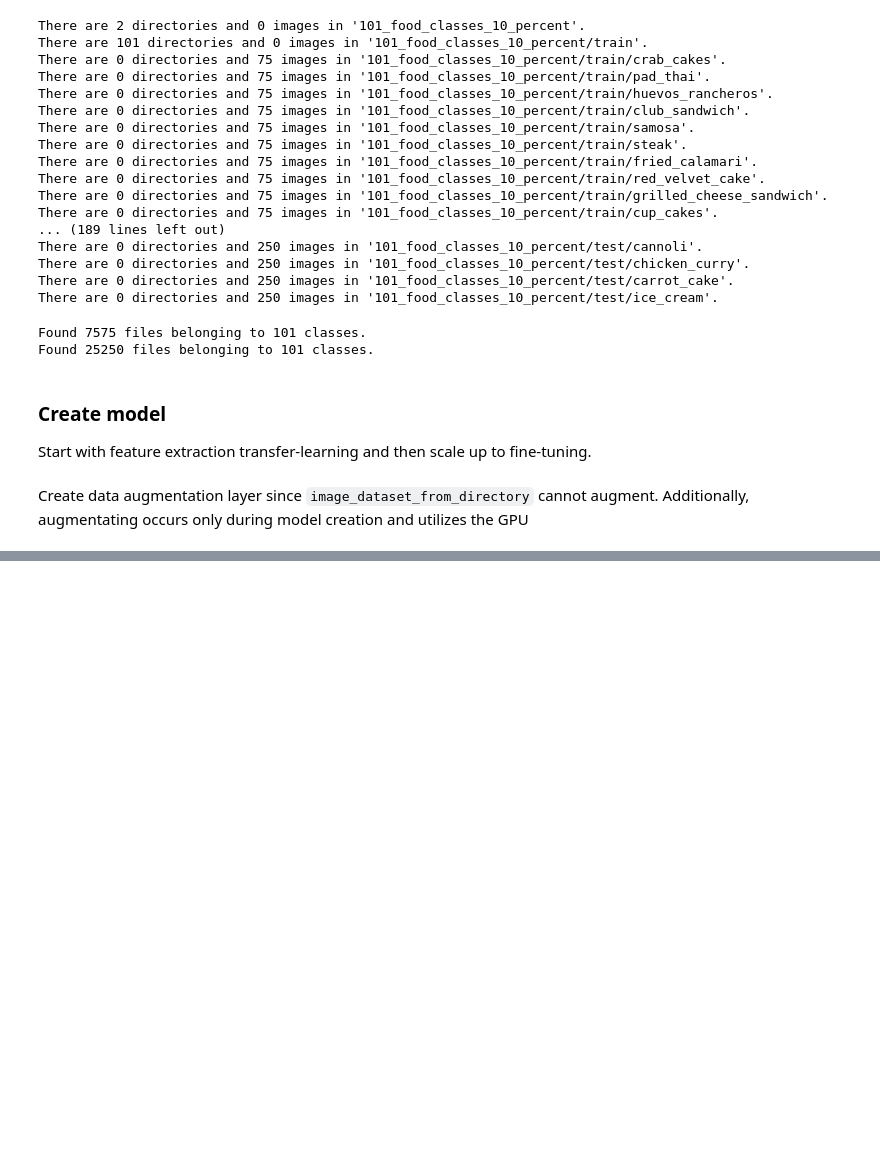
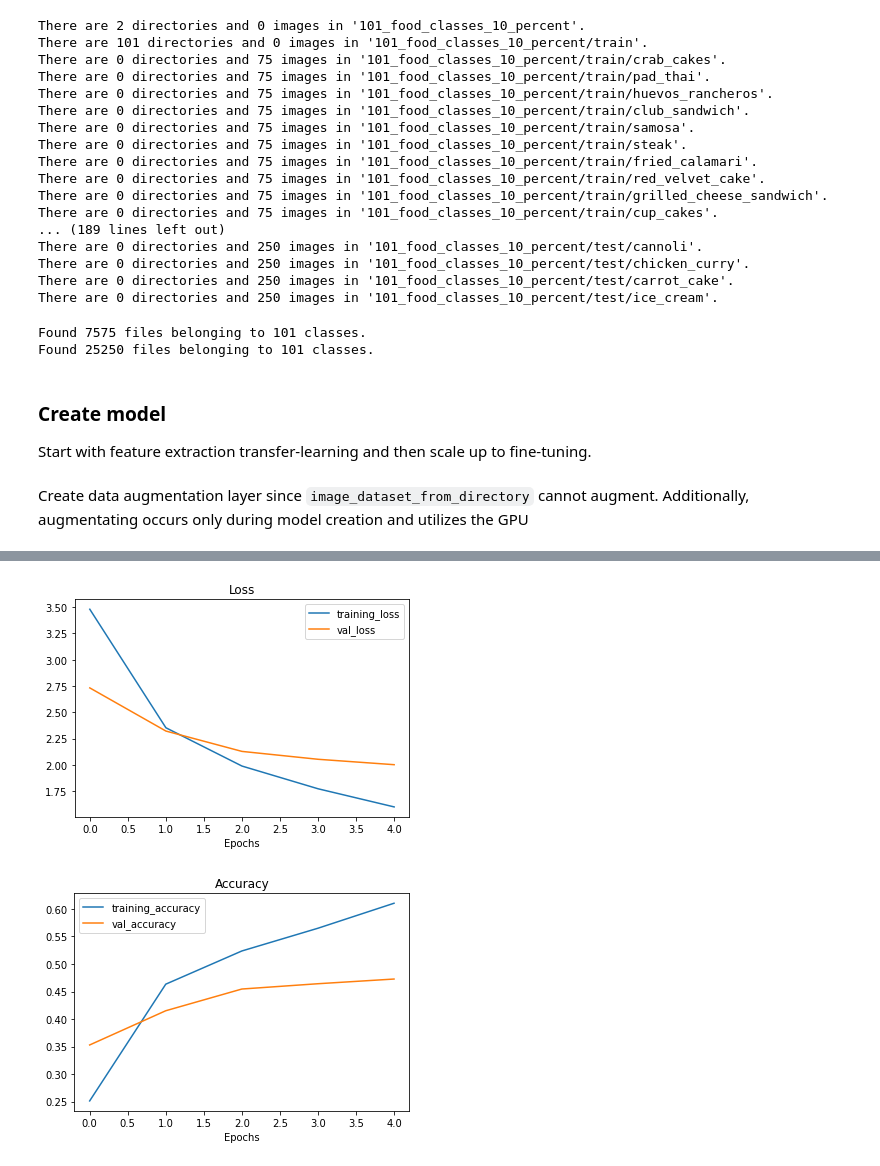
Before and after one commit to Ammar-Raneez/TF_Learning_ZTM, a Jupyter notebook: transfer-learning-scaling-up.ipynb, the cells around one changed output, grey strips where cells are left out. Cells and saved outputs as stored; diff of their text form; code cells hidden in the pictures; blank space fills up the shorter version.

Commit message:
Created feature extraction model

```diff
--- a/transfer-learning-scaling-up.ipynb
+++ b/transfer-learning-scaling-up.ipynb
@@ -135,0 +138,13 @@ data_augmentation = Sequential([
+# %%
+# Create model
+base_model = tf.keras.applications.EfficientNetB0(include_top=False)
+base_model.trainable = False
+
+inputs = layers.Input(shape=IMG_SIZE + (3,), name='input_layer')
+x = data_augmentation(inputs)
+x = base_model(x, training=False)
+
+# Pool outputs of base model to a shape that can be used by the output layer
+x = layers.GlobalAveragePooling2D(name='global_avg_pooling')(x)
+outputs = layers.Dense(len(train_data_10_percent.class_names), activation='linear', name='output_layer')(x)
+model = tf.keras.Model(inputs, outputs)
@@ -135,0 +171,14 @@ data_augmentation = Sequential([
+# %%
+model.compile(
+    loss=tf.keras.losses.CategoricalCrossentropy(from_logits=True),
+    optimizer=tf.keras.optimizers.Adam(),
+    metrics=['accuracy']
+)
+
+history_1 = model.fit(
+    train_data_10_percent,
+    epochs=5,
+    validation_data = test_data,
+    validation_steps = .25 * len(test_data),
+    callbacks=[checkpoint_callback]
+)
@@ -135,0 +202,5 @@ data_augmentation = Sequential([
+# %%
+plot_loss_curves(history_1)
+# %% [output]
+[figure, added]
+[figure, added]
```
Also changed, not shown: parts of 4 cells of this notebook.
